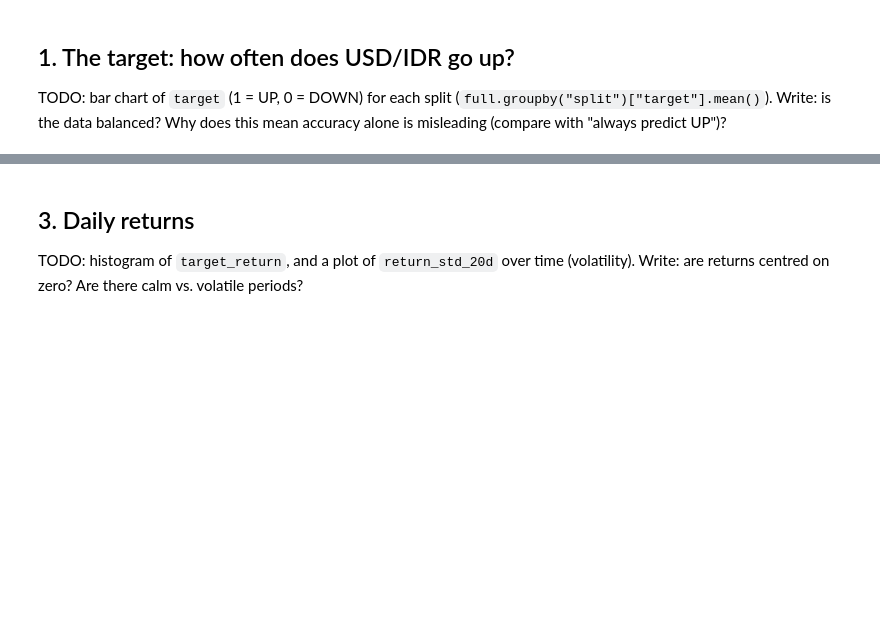
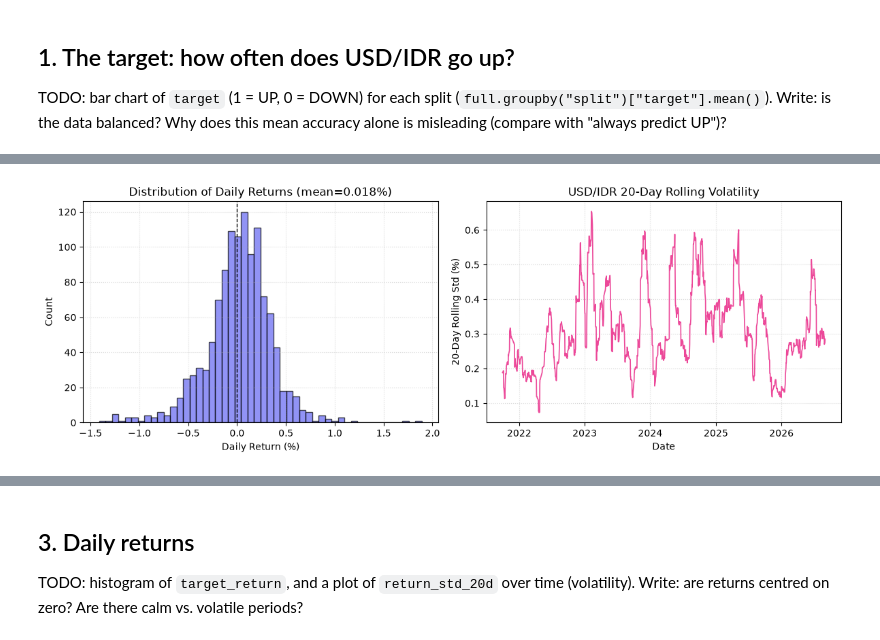
Before and after one commit to SyuraMoons/nlp_task_2, a Jupyter notebook: notebook/01_eda.ipynb, the cells around one changed output, grey strips where cells are left out. Cells and saved outputs as stored; diff of their text form; code cells hidden in the pictures; blank space fills up the shorter version.

```diff
--- a/notebook/01_eda.ipynb
+++ b/notebook/01_eda.ipynb
@@ -33,0 +97,23 @@ Write: why must we split by time instead of randomly (data leakage)?
+# %%
+fig, (ax1, ax2) = plt.subplots(1, 2, figsize=(12, 4.2))
+
+# Return distribution
+ax1.hist(full["target_return"] * 100, bins=50, color="#6366f1", edgecolor="black", alpha=0.7)
+ax1.axvline(0, color="black", linestyle="--", linewidth=1)
+ax1.set_xlabel("Daily Return (%)")
+ax1.set_ylabel("Count")
+ax1.set_title(f"Distribution of Daily Returns (mean={full['target_return'].mean()*100:.3f}%)")
+ax1.grid(True, linestyle=":", alpha=0.5)
+
+# Volatility over time
+full_sorted = full.sort_values("date")
+ax2.plot(full_sorted["date"], full_sorted["return_std_20d"] * 100, color="#ec4899", linewidth=1.2)
+ax2.set_xlabel("Date")
+ax2.set_ylabel("20-Day Rolling Std (%)")
+ax2.set_title("USD/IDR 20-Day Rolling Volatility")
+ax2.grid(True, linestyle=":", alpha=0.5)
+
+plt.tight_layout()
+plt.show()
+# %% [output]
+[figure, added]
```
Also changed, not shown: parts of 26 cells of this notebook, 1 other file.
